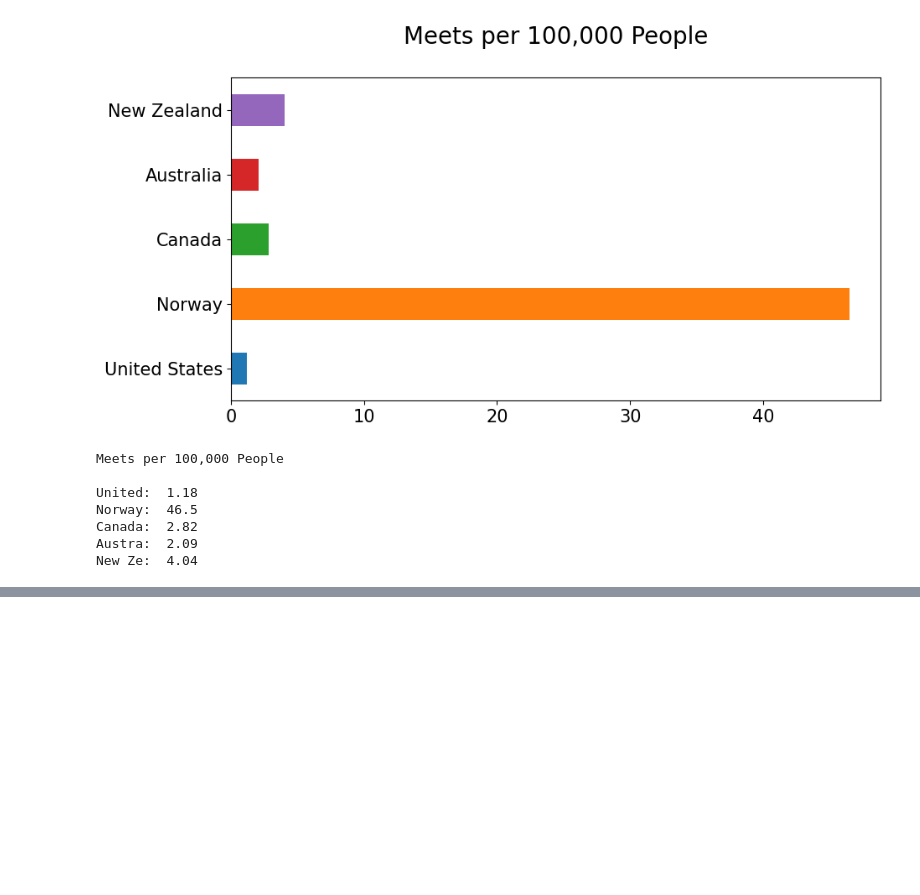
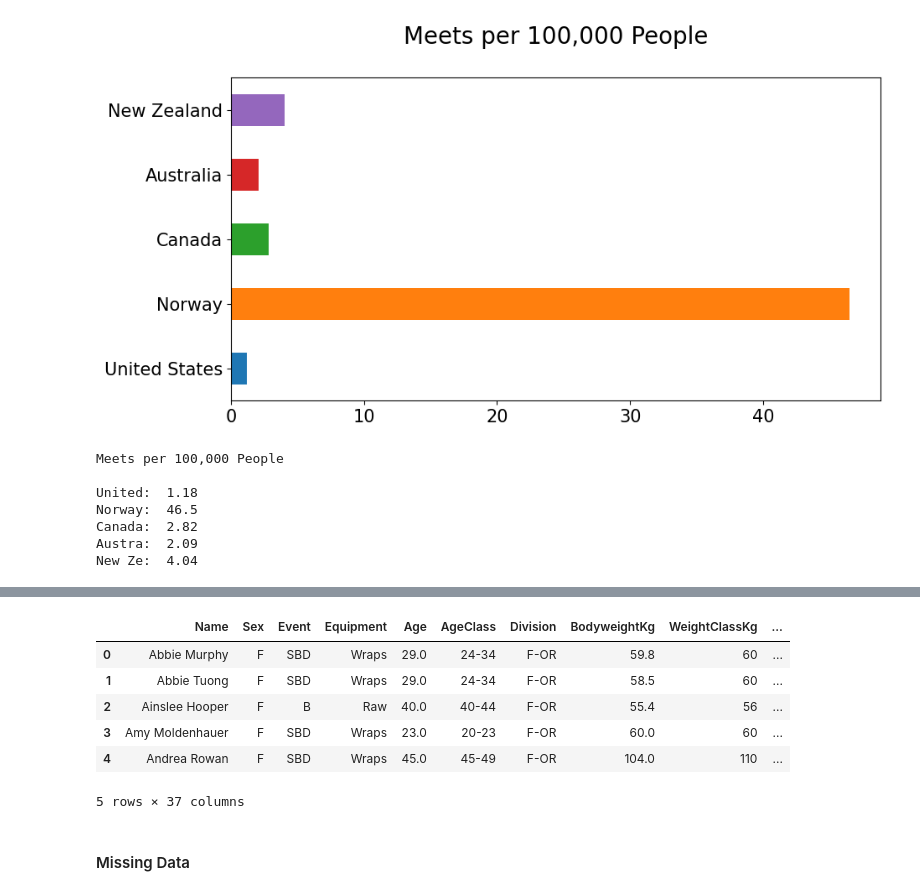
Before and after one commit to joshoandres13/pandas_practice, a Jupyter notebook: pandas_practice.ipynb, the cells around one changed output, grey strips where cells are left out. Saved outputs shown, nothing was run; the diff lists cells and outputs as text; code cells hidden in the pictures; blank space fills up the shorter version.

```diff
--- a/pandas_practice.ipynb
+++ b/pandas_practice.ipynb
@@ -164,0 +207,2 @@ New Ze:  4.04
+# %%
+df = pd.read_csv('dataset/openpowerlifting.csv')
@@ -164,0 +213,12 @@ New Ze:  4.04
+# %%
+df.head()
+# %% [output]
+|  | Name | Sex | Event | Equipment | Age | AgeClass | Division | BodyweightKg | WeightClassKg | ... |
+| 0 | Abbie Murphy | F | SBD | Wraps | 29.0 | 24-34 | F-OR | 59.8 | 60 | ... |
+| 1 | Abbie Tuong | F | SBD | Wraps | 29.0 | 24-34 | F-OR | 58.5 | 60 | ... |
+| 2 | Ainslee Hooper | F | B | Raw | 40.0 | 40-44 | F-OR | 55.4 | 56 | ... |
+| 3 | Amy Moldenhauer | F | SBD | Wraps | 23.0 | 20-23 | F-OR | 60.0 | 60 | ... |
+| 4 | Andrea Rowan | F | SBD | Wraps | 45.0 | 45-49 | F-OR | 104.0 | 110 | ... |
+5 rows × 37 columns
+# %% [markdown]
+#### Missing Data
```
Also changed, not shown: parts of 8 cells of this notebook.
